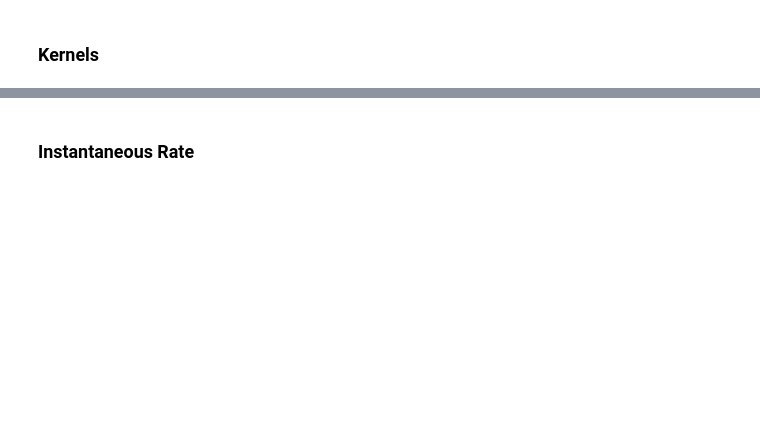
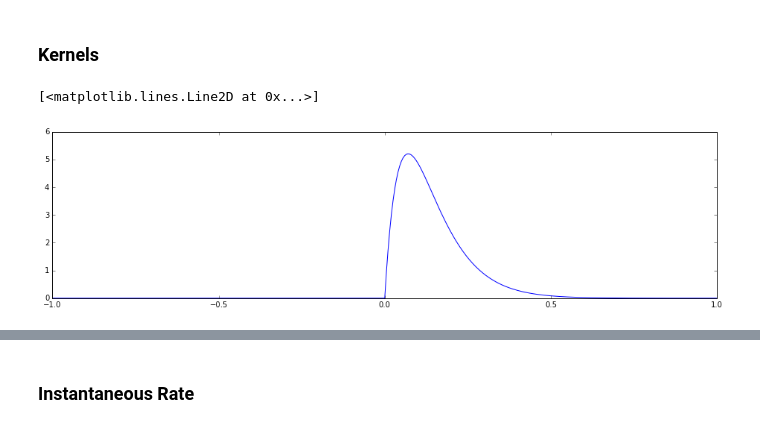
Before and after one commit to INM-6/elephant-cs16, a Jupyter notebook: notebooks/neo_elephant.ipynb, the cells around one changed output, grey strips where cells are left out. Cells and saved outputs as stored; diff of their text form; code cells hidden in the pictures; blank space fills up the shorter version.

```diff
--- a/notebooks/neo_elephant.ipynb
+++ b/notebooks/neo_elephant.ipynb
@@ -254,7 +293,10 @@ import quantities as pq
 # %%
 kernel = kernels.AlphaKernel(sigma=100*ms, direction=1)
-segment = np.linspace(-1.0, 1.0, num=401)*pq.s
+segment = np.linspace(-1.0, 1.0, num=401)*s
 plt.plot(segment, kernel(segment))
+# %% [output]
+[<matplotlib.lines.Line2D at 0x...>]
+[figure, added]
 # %%
 from matplotlib import rcParams
 rcParams['figure.figsize'] = (16.0, 6.0)
```
Also changed, not shown: parts of 26 cells of this notebook.
